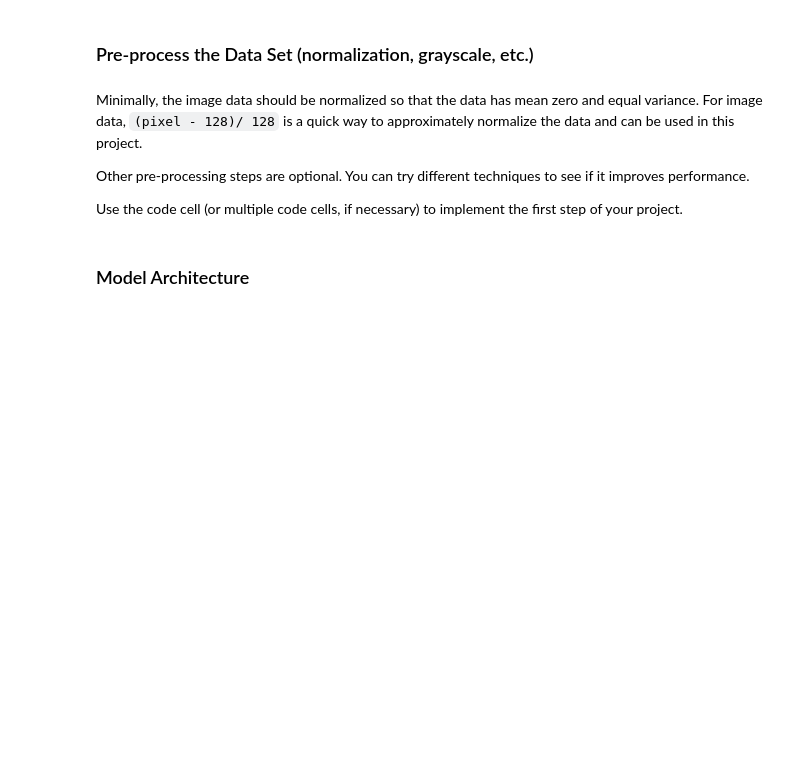
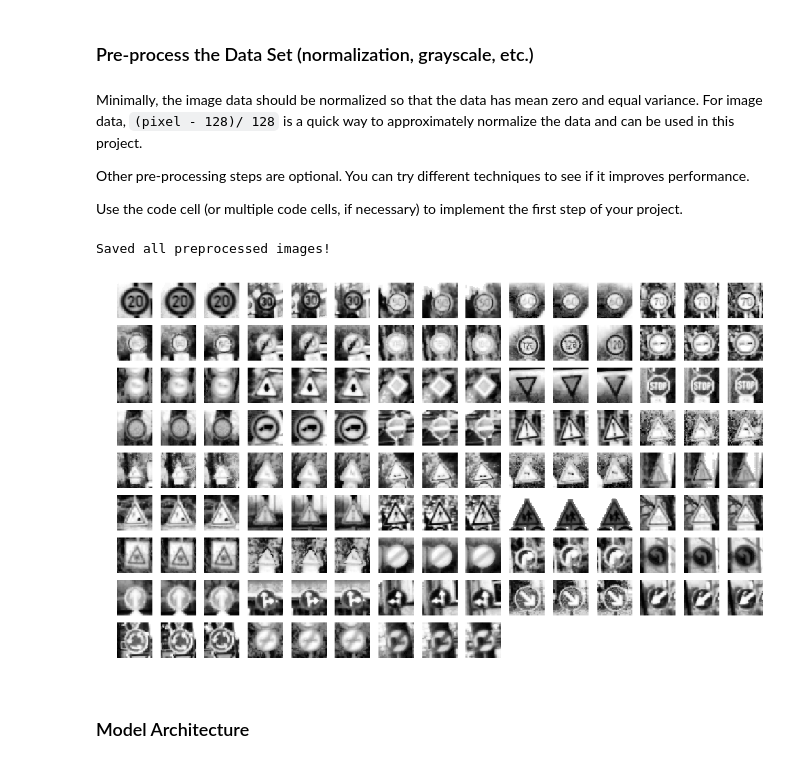
Before and after one commit to xjtuyanshi/CarND-Traffic-Sign-Classifier-Project, a Jupyter notebook: Traffic_Sign_Classifier.ipynb, the cells around one changed output. Saved outputs shown, nothing was run; the diff lists cells and outputs as text; code cells hidden in the pictures; blank space fills up the shorter version.

```diff
--- a/Traffic_Sign_Classifier.ipynb
+++ b/Traffic_Sign_Classifier.ipynb
@@ -30,22 +30,27 @@ import numpy as np
 from sklearn.model_selection import train_test_split
 #from keras.preprocessing.image import ImageDataGenerator
 from sklearn.model_selection import train_test_split
+from sklearn.utils import shuffle
+import skimage.color
 import tensorflow as tf
-#from tensorflow.contrib.layers import flatten
-
-
-# Load pickled data
+import pandas as pd
+from tensorflow.contrib.layers import flatten
 import pickle
 
 training_file = os.path.join('traffic-signs-data','train.p')
+valid_file = os.path.join('traffic-signs-data','valid.p')
 testing_file = os.path.join('traffic-signs-data','test.p')
 
 with open(training_file, mode='rb') as f:
     train = pickle.load(f)
+with open(valid_file, mode='rb') as f:
+    valid = pickle.load(f)
 with open(testing_file, mode='rb') as f:
     test = pickle.load(f)
 
+
 X_train, y_train = train['features'], train['labels']
+X_valid, y_valid= valid['features'], valid['labels']
 X_test, y_test = test['features'], test['labels']
 # %% [markdown]
 ---
@@ -160,2 +166,56 @@ def preprocess(X):
+# %%
+### Preprocess the data here. It is required to normalize the data. Other preprocessing steps could include
+### converting to grayscale, etc.
+### Feel free to use as many code cells as needed.
+
+
+def normalize(img):
+    img = (img- np.mean(img))/(np.std(img)+ np.finfo('float32').eps)
+    return img
+def to_gray(img):
+    return cv2.cvtColor(img,cv2.COLOR_RGB2YUV)[:,:,0]
+    #return skimage.color.rgb2gray(img)
+
+def adjust_contract(img):
+    return cv2.equalizeHist(img)
+
+def preprocess(X):
+    processed_img = np.empty((X.shape[0],X.shape[1],X.shape[2]),dtype=np.float32)
+    for i in range(X.shape[0]):
+        processed_img[i] = normalize(adjust_contract(to_gray(X[i])))
+    return processed_img
+
+def save_processed_imgs(processed_file_name,train,valid,test):
+    X_train = preprocess(train)
+    X_vaild = preprocess(valid)
+    X_test = preprocess(test)
+    pickle.dump((X_train, X_vaild, X_test), open(processed_file_name, "wb"))
+    print("Saved all preprocessed images!")
+
+save_processed_imgs('preprocessed_imgs.p',X_train,X_valid,X_test)
+
+# processed_img = normalize(adjust_contract(to_gray(X_train[1000])))
+# plt.imshow(processed_img,cmap='gray')
+# plt.show()
+# %% [output]
+Saved all preprocessed images!
+# %%
+# load preprocessed images
+n_classes = 43
+(X_train, X_valid, X_test) = pickle.load(open('preprocessed_imgs.p', "rb"))
+# %%
+# test imgs
+index = 0
+plt.figure(figsize=(15,15),dpi=80)
+for i in range(n_classes):
+    for j in range(1,4):
+        index = index + 1
+        plt.subplot(15,15,index)
+        X_picked = X_train[y_train == i]
+        plt.imshow(X_picked[j],cmap='gray')
+        plt.axis('off')
+plt.show()
+# %% [output]
+[figure, added]
 # %% [markdown]
 ### Model Architecture
```
Also changed, not shown: parts of 18 cells of this notebook, 22 other files.
